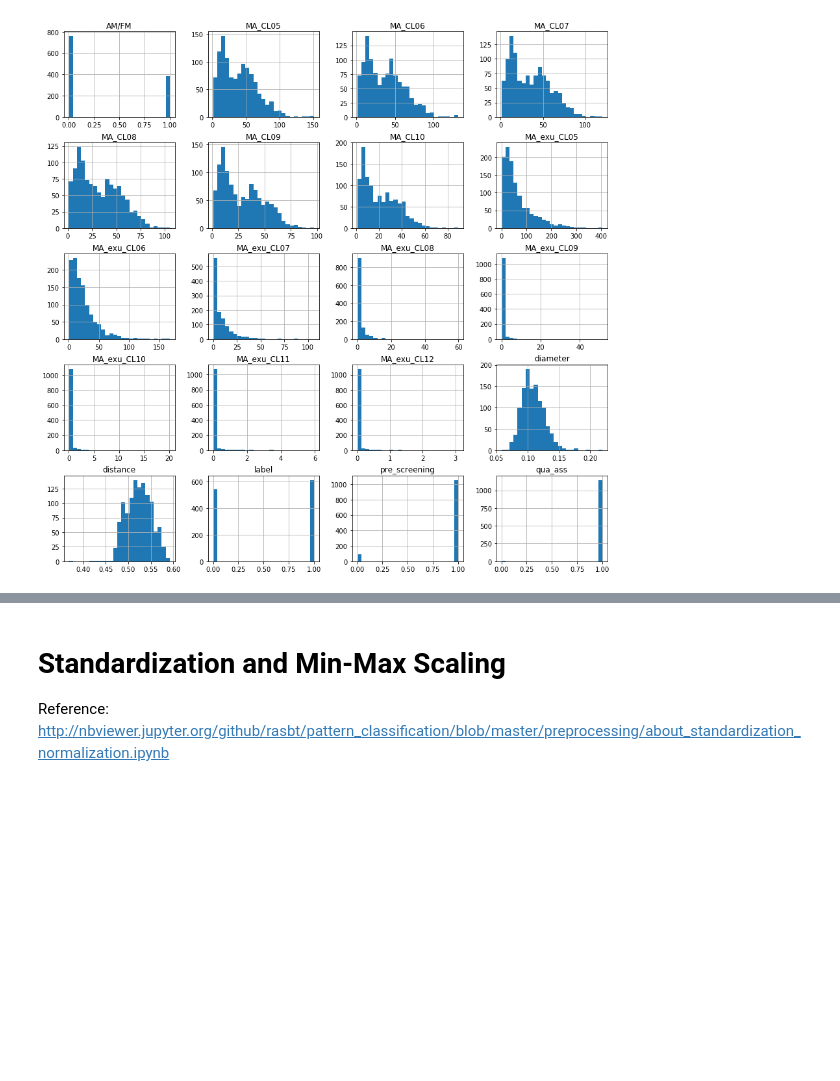
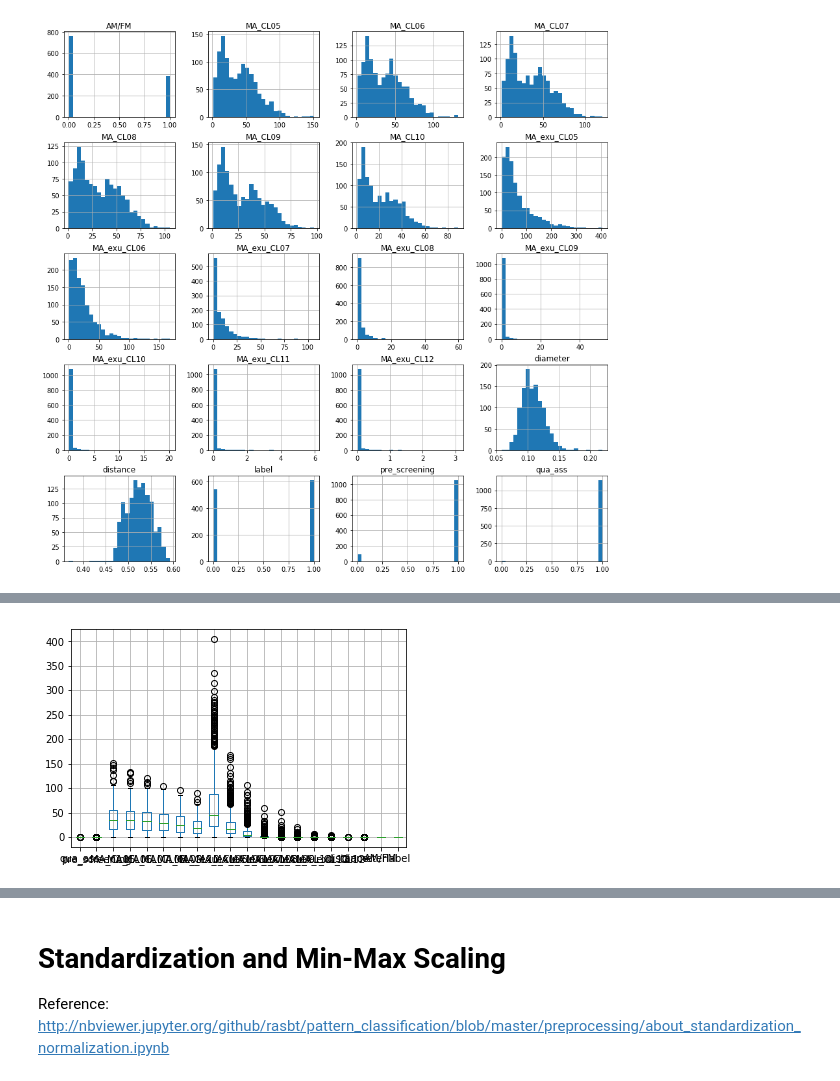
Before and after one commit to ram1123/Learning_ML, a Jupyter notebook: disease_detection_project/Diabetic_Retinopathy.ipynb, the cells around one changed output, grey strips where cells are left out. Saved outputs shown, nothing was run; the diff lists cells and outputs as text; code cells hidden in the pictures; blank space fills up the shorter version.

```diff
--- a/disease_detection_project/Diabetic_Retinopathy.ipynb
+++ b/disease_detection_project/Diabetic_Retinopathy.ipynb
@@ -179,0 +174,5 @@ plt.show()
+# %%
+infile.boxplot(figsize=(35, 95))
+plt.show()
+# %% [output]
+[figure, added]
```
Also changed, not shown: parts of 24 cells of this notebook.
